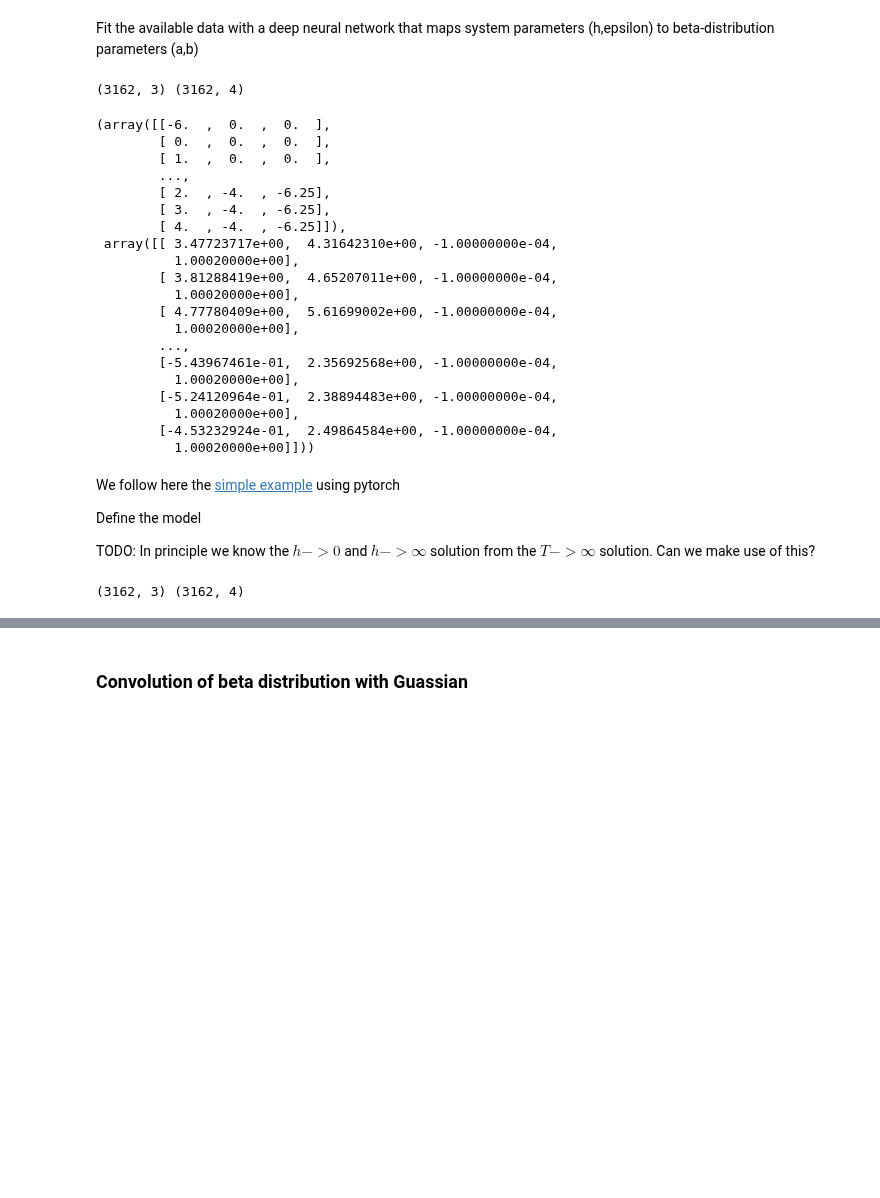
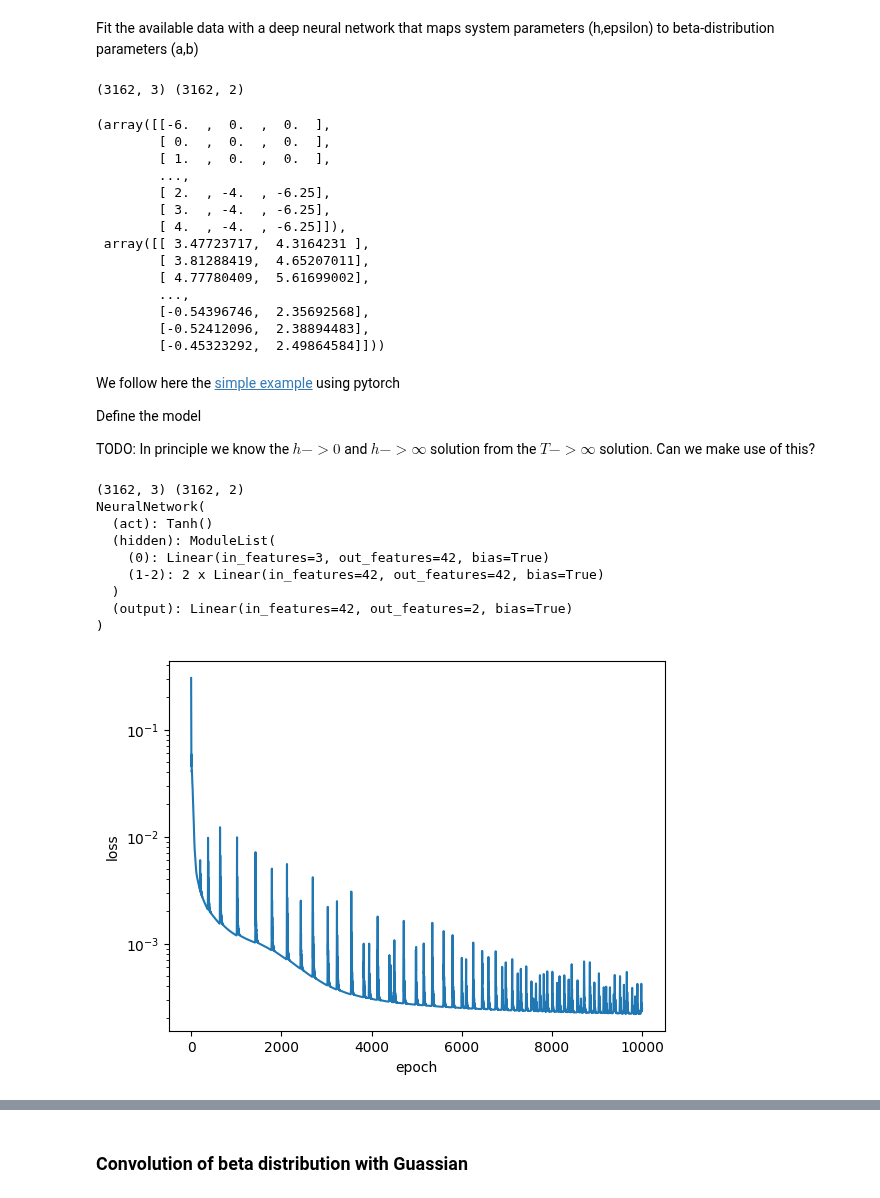
Before and after one commit to sahelazizpour/Finite-Observation-Dynamic-Range, a Jupyter notebook: 0_update/3_train_neural_network.ipynb, the cells around one changed output, grey strips where cells are left out. Drawn from its saved outputs; the diff is of its cells as text; code cells hidden in the pictures; blank space fills up the shorter version.

```diff
--- a/0_update/3_train_neural_network.ipynb
+++ b/0_update/3_train_neural_network.ipynb
@@ -129,7 +133,7 @@ def get_data(dataframe, shuffle=1234):
     X[:,1] = np.log10(1-X[:,1])
     X[:,2] = np.log10(X[:,2])
     # y data is a stack of the columns (a, b, loc, scale)
-    Y = dataframe[["a", "b", "loc", "scale"]].values
+    Y = dataframe[["a", "b"]].values
     # transform a, b, into log space
     Y[:,0] = np.log10(Y[:,0])
     Y[:,1] = np.log10(Y[:,1])
@@ -143,7 +147,7 @@ def get_data(dataframe, shuffle=1234):
     return X[mask], Y[mask],
 get_data(df, shuffle=None)
 # %% [output]
-(3162, 3) (3162, 4)
+(3162, 3) (3162, 2)
 (array([[-6.  ,  0.  ,  0.  ],
         [ 0.  ,  0.  ,  0.  ],
         [ 1.  ,  0.  ,  0.  ],
@@ -151,19 +155,13 @@ get_data(df, shuffle=None)
         [ 2.  , -4.  , -6.25],
         [ 3.  , -4.  , -6.25],
         [ 4.  , -4.  , -6.25]]),
- array([[ 3.47723717e+00,  4.31642310e+00, -1.00000000e-04,
-          1.00020000e+00],
-        [ 3.81288419e+00,  4.65207011e+00, -1.00000000e-04,
-          1.00020000e+00],
-        [ 4.77780409e+00,  5.61699002e+00, -1.00000000e-04,
-          1.00020000e+00],
+ array([[ 3.47723717,  4.3164231 ],
+        [ 3.81288419,  4.65207011],
+        [ 4.77780409,  5.61699002],
         ...,
-        [-5.43967461e-01,  2.35692568e+00, -1.00000000e-04,
-          1.00020000e+00],
-        [-5.24120964e-01,  2.38894483e+00, -1.00000000e-04,
-          1.00020000e+00],
-        [-4.53232924e-01,  2.49864584e+00, -1.00000000e-04,
-          1.00020000e+00]]))
+        [-0.54396746,  2.35692568],
+        [-0.52412096,  2.38894483],
+        [-0.45323292,  2.49864584]]))
 # %% [markdown]
 We follow here the [simple example](https://notebook.community/kit-cel/lecture-examples/mloc/ch3_Deep_Learning/pytorch/function_approximation_with_MLP) using pytorch
 
@@ -177,23 +175,20 @@ import torch.nn as nn
 import torch.optim as optim
 
 class NeuralNetwork(nn.Module):
-    def __init__(self):
+    def __init__(self, input_size, hidden_sizes, output_size):
         super().__init__()
-        self.hidden1 = nn.Linear(3, 42)
-        self.act1 = nn.Tanh()
-        self.hidden2 = nn.Linear(42, 42)
-        self.act2 = nn.Tanh()
-        self.hidden3 = nn.Linear(42, 42)
-        self.act3 = nn.Tanh()
-        self.output = nn.Linear(42, 4)
-        #self.act_output = nn.Sigmoid()
+        # create activation function
+        self.act = nn.Tanh()
+        # create layers
+        self.hidden = nn.ModuleList([nn.Linear(input_size, hidden_sizes[0])])
+        for i in range(1, len(hidden_sizes)):
+            self.hidden.append(nn.Linear(hidden_sizes[i-1], hidden_sizes[i]))
+        self.output = nn.Linear(hidden_sizes[-1], output_size)
 
     def forward(self, x):
-        x = self.act1(self.hidden1(x))
-        x = self.act2(self.hidden2(x))
-        x = self.act3(self.hidden3(x))
-        x = self.output(x)
-        return x
+        for layer in self.hidden:
+            x = self.act(layer(x))
+        return self.output(x)
 
 
 def train_model_simple(X_train, Y_train, epochs):
@@ -205,40 +200,51 @@ def train_model_simple(X_train, Y_train, epochs):
     Y_train_tensor = torch.from_numpy(Y_train).float()
 
     # create model
-    model = NeuralNetwork()
+    layer_sizes = [42,42,42]
+    model = NeuralNetwork(X_train.shape[1],layer_sizes, Y_train.shape[1])
+    print(model)
 
     # Adam and MSE Loss
-    optimizer = optim.Adam(model.parameters(), lr=0.001)
+    optimizer = optim.Adam(model.parameters(), lr=0.005)
     loss_fn = nn.MSELoss(reduction='mean')
 
     # main loop
     history_loss = []
     for epoch in tqdm(range(epochs)):
         yhat = model(X_train_tensor)
         loss = loss_fn(yhat, Y_train_tensor)
         history_loss.append(loss.item())
         # compute gradients
         loss.backward()
         # carry out one optimization step with Adam
         optimizer.step()
         # reset gradients to zero
         optimizer.zero_grad()
 
     return model, history_loss
 
 # rescale data (can use the same scaler multiple times using fit_transform function)
 X_scaler = MinMaxScaler(feature_range=(-1, 1))
 Y_scaler = MinMaxScaler(feature_range=(-1, 1))
 X, Y = get_data(df)
 X_scaled = X_scaler.fit_transform(X)
 Y_scaled = Y_scaler.fit_transform(Y)
 
 # train model
 model, loss = train_model_simple(X_scaled, Y_scaled, 10000)
 plt.plot(loss)
 plt.xlabel('epoch')
 plt.ylabel('loss')
 plt.yscale('log')
 plt.show()
 # %% [output]
-(3162, 3) (3162, 4)
+(3162, 3) (3162, 2)
+NeuralNetwork(
+  (act): Tanh()
+  (hidden): ModuleList(
+    (0): Linear(in_features=3, out_features=42, bias=True)
+    (1-2): 2 x Linear(in_features=42, out_features=42, bias=True)
+  )
+  (output): Linear(in_features=42, out_features=2, bias=True)
+)
+[figure, added]
```
Also changed, not shown: parts of 6 cells of this notebook, 2 other files.
